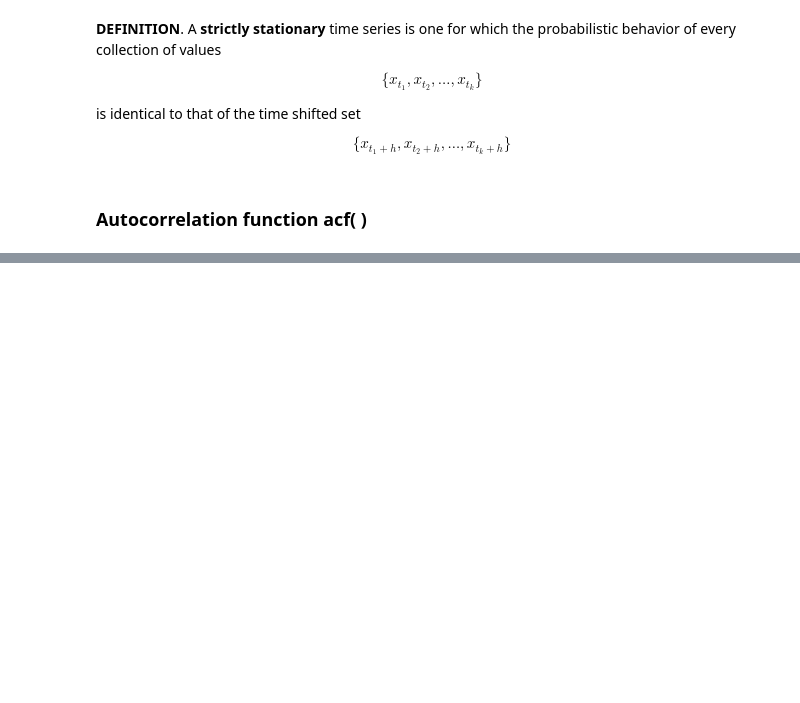
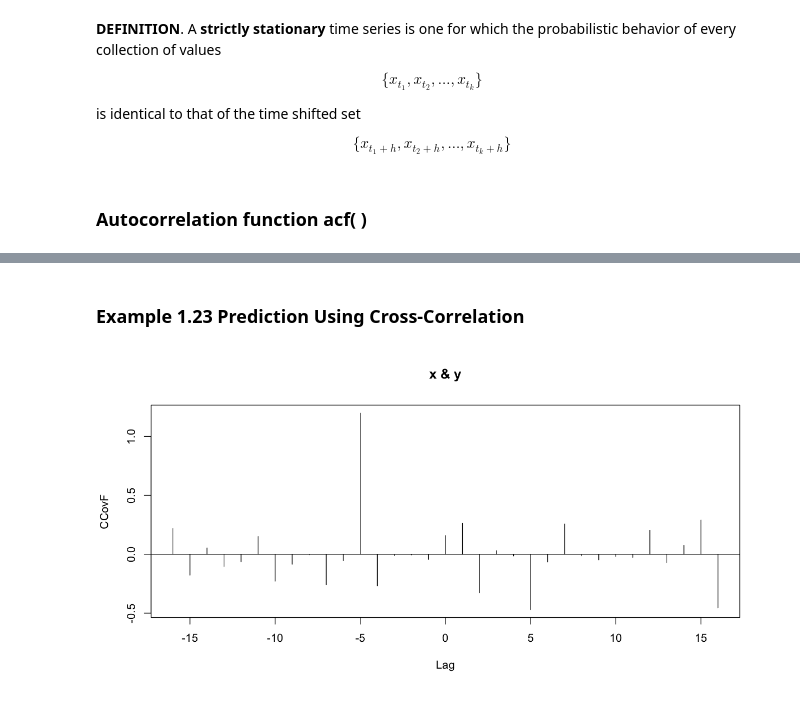
Before and after one commit to gdlunga/working, a Jupyter notebook: R/books/Time Series Analysis and Its Applications/notebooks/chapter_1.ipynb, the cells around one changed output, grey strips where cells are left out. Saved outputs shown, nothing was run; the diff lists cells and outputs as text; code cells hidden in the pictures; blank space fills up the shorter version.

```diff
--- a/R/books/Time Series Analysis and Its Applications/notebooks/chapter_1.ipynb
+++ b/R/books/Time Series Analysis and Its Applications/notebooks/chapter_1.ipynb
@@ -277,0 +338,9 @@ acf(v[3:length(v)-1], lag.max=10, main="")
+# %% [markdown]
+### Example 1.23 Prediction Using Cross-Correlation
+# %%
+set.seed(90210)
+x = rnorm(100)
+y = lag(x, -5) + rnorm(100)
+ccf(x,y, ylab="CCovF",type="covariance")
+# %% [output]
+[figure, added]
```
Also changed, not shown: parts of 14 cells of this notebook.
